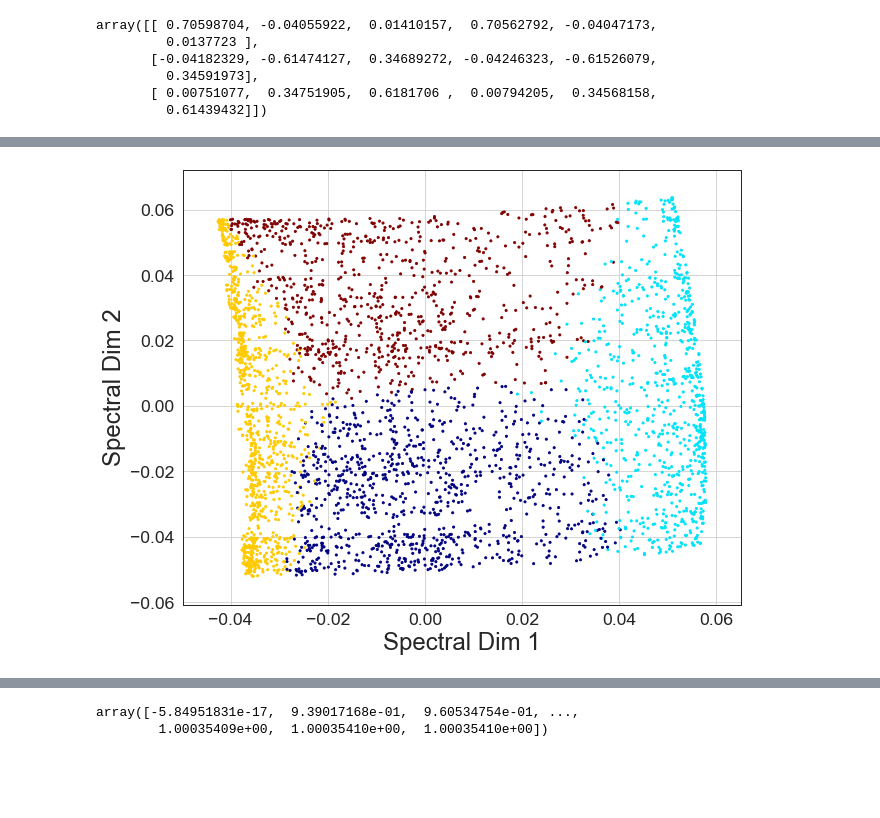
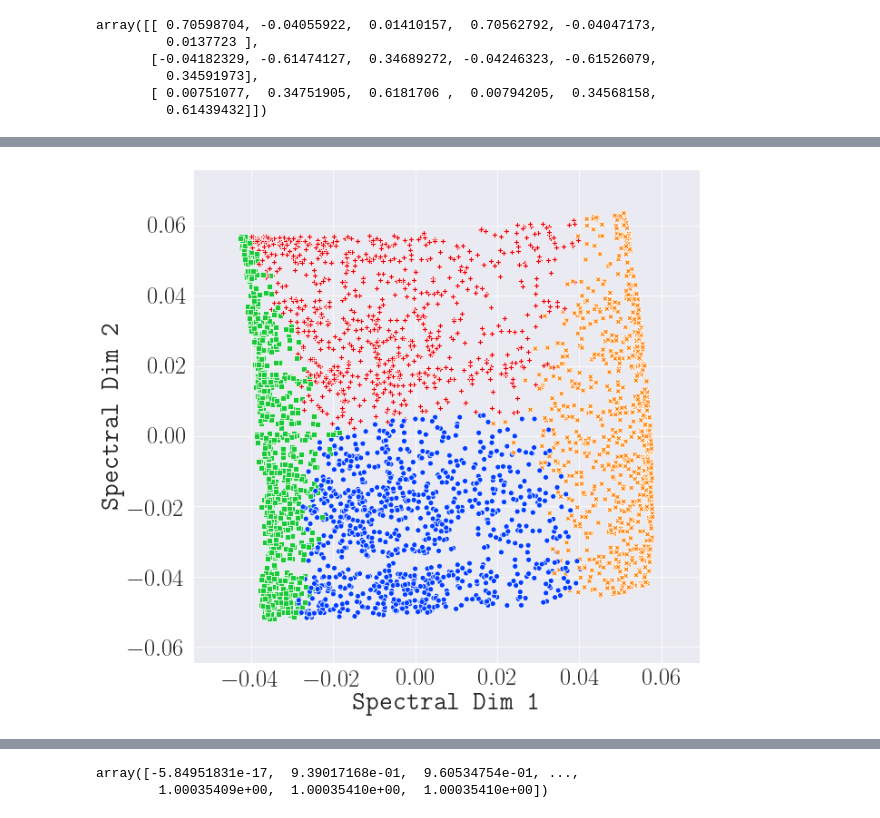
Before and after one commit to rzbhk/playing_with_matches, a Jupyter notebook: notebooks/similarity_trip_clustering_OD_V2.ipynb, the cells around one changed output, grey strips where cells are left out. Drawn from its saved outputs; the diff is of its cells as text; code cells hidden in the pictures; blank space fills up the shorter version.

```diff
--- a/notebooks/similarity_trip_clustering_OD_V2.ipynb
+++ b/notebooks/similarity_trip_clustering_OD_V2.ipynb
@@ -270,7 +220,3 @@ array([[1.        , 0.67400516, 0.7170134 , ..., 0.83171215, 0.77448476,
-# %%
-cyc_colors = plt.rcParams['axes.prop_cycle'].by_key()['color']
-# %%
-matplotlib.rcParams.update({'font.size': 20,'xtick.labelsize':30,'ytick.labelsize':30})
 # %% [markdown]
 -------
 # %% [markdown]
@@ -332,2 +269,2 @@ mpl.colors.to_hex(cmap(5))
 # %%
-mpl.rcParams['font.family'] = 'sans-serif'
+# mpl.rcParams['font.family'] = 'sans-serif'
@@ -354,16 +301,21 @@ plt.show()
 from sklearn.manifold import spectral_embedding
 # %%
 spc_embedding = spectral_embedding(sim_matrix,n_components=2)
-# %%
-sns.set_style('white')
-sns.set_context("paper",font_scale=2)
 # %%
-plt.figure(figsize=(10,8))
-plt.scatter(spc_embedding[:,0]*100,spc_embedding[:,1]*100,s=5,c=spc_obj.labels_,cmap = cmap)
-ax = plt.gca()
-ax.set_xlabel("Spectral Dim 1",fontsize=24)
-ax.set_ylabel("Spectral Dim 2",fontsize=24)
-plt.grid()
+plt.figure(figsize=(10,10))
+ax = sns.scatterplot(spc_embedding[:,0]*100,spc_embedding[:,1]*100,
+                     s=36,
+                     alpha=1,
+                     hue=spc_obj.labels_,
+                     hue_order=[0,1,2,3],
+                     style=spc_obj.labels_,
+                     style_order = [0,1,2,3],
+                     legend=False,
+                     palette=sns.color_palette('bright')[:4]
+                    )
+ax.set_xlabel("Spectral Dim 1")
+ax.set_ylabel("Spectral Dim 2")#,fontsize=24)
+# ax.legend(loc='upper right', bbox_to_anchor=(1.01, 1.01), ncol=1,borderpad=0.2)
 plt.show()
 # %% [output]
-[figure, old version]
+[figure, new version]
```
Also changed, not shown: parts of 76 cells of this notebook.
